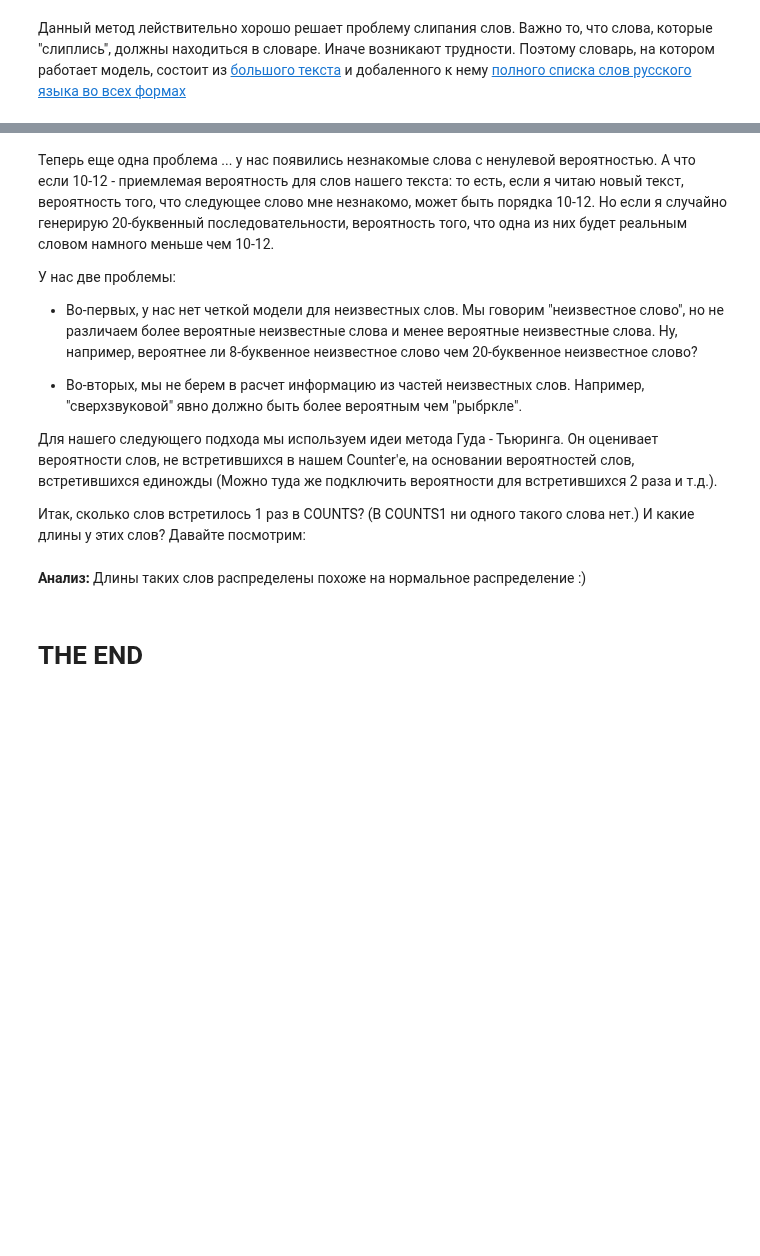
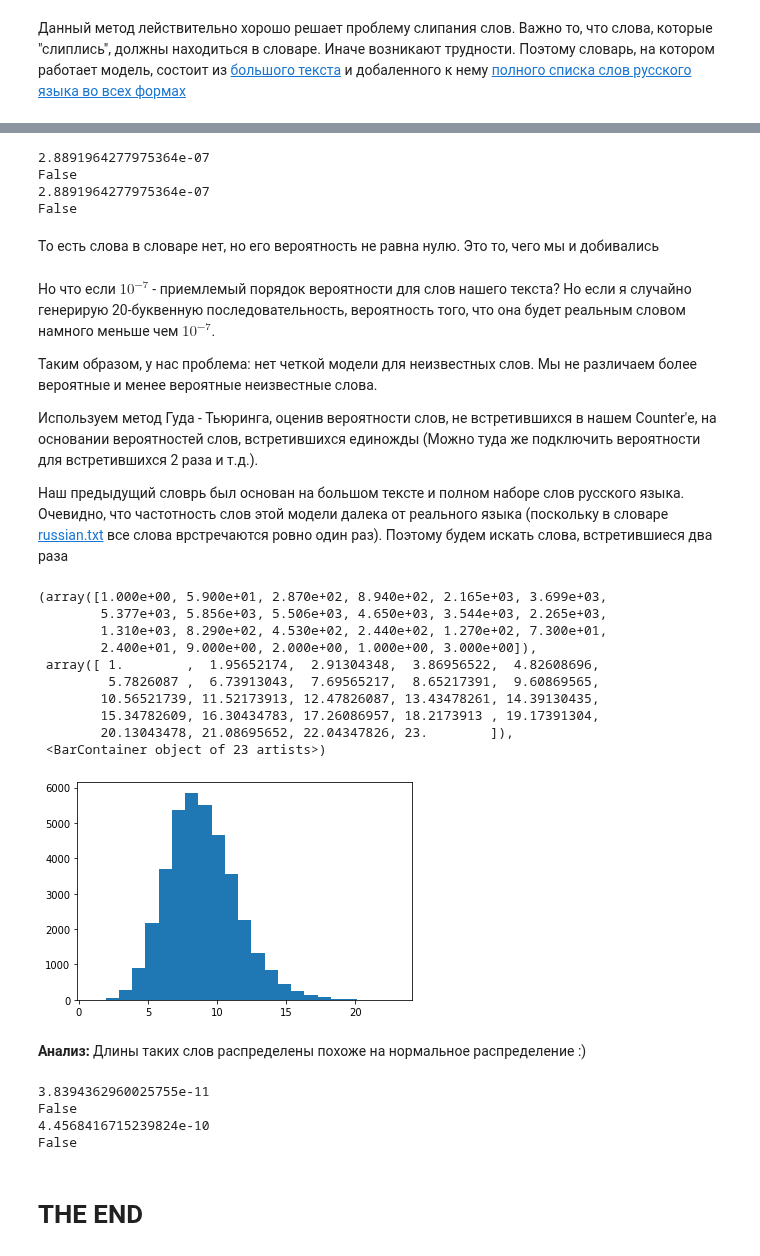
Before and after one commit to wequalwo/Alternative_exam, a Jupyter notebook: Alter.ipynb, the cells around one changed output, grey strips where cells are left out. Saved outputs shown, nothing was run; the diff lists cells and outputs as text; code cells hidden in the pictures; blank space fills up the shorter version.

```diff
--- a/Alter.ipynb
+++ b/Alter.ipynb
@@ -675,21 +631,45 @@ P1w('сверхзвуковой')
+# %%
+abrakadabra = 'абмт'
+print(P1w(abrakadabra))
+print(abrakadabra in COUNTS)
+
+abrakadabra = 'крыжить'
+print(P1w(abrakadabra))
+print(abrakadabra in COUNTS)
+# %% [output]
+2.8891964277975364e-07
+False
+2.8891964277975364e-07
+False
+# %% [markdown]
+То есть слова в словаре нет, но его вероятность не равна нулю. Это то, чего мы и добивались
 # %% [markdown]
-Теперь еще одна проблема ... у нас появились незнакомые слова с ненулевой вероятностью. А что если 10-12 - приемлемая вероятность для слов нашего текста: то есть, если я читаю новый текст, вероятность того, что следующее слово мне незнакомо, может быть порядка 10-12. Но если я случайно генерирую 20-буквенный последовательности, вероятность того, что одна из них будет реальным словом намного меньше чем 10-12.
+Но что если $10^{-7}$ - приемлемый порядок вероятности для слов нашего текста? Но если я случайно генерирую 20-буквенную последовательность, вероятность того, что она будет реальным словом намного меньше чем $10^{-7}$.
 
-У нас две проблемы:
+Таким образом, у нас проблема: нет четкой модели для неизвестных слов. Мы не различаем более вероятные и менее вероятные неизвестные слова.
 
-* Во-первых, у нас нет четкой модели для неизвестных слов. Мы говорим "неизвестное слово", но не различаем более вероятные неизвестные слова и менее вероятные неизвестные слова. Ну, например, вероятнее ли 8-буквенное неизвестное слово чем 20-буквенное неизвестное слово?
+Используем метод Гуда - Тьюринга, оценив вероятности слов, не встретившихся в нашем Counter'е, на основании вероятностей слов, встретившихся единожды (Можно туда же подключить вероятности для встретившихся 2 раза и т.д.).
 
-* Во-вторых, мы не берем в расчет информацию из частей неизвестных слов. Например, "сверхзвуковой" явно должно быть более вероятным чем "рыбркле".
 
-Для нашего следующего подхода мы используем идеи метода Гуда - Тьюринга. Он оценивает вероятности слов, не встретившихся в нашем Counter'е, на основании вероятностей слов, встретившихся единожды (Можно туда же подключить вероятности для встретившихся 2 раза и т.д.).
-
-Итак, сколько слов встретилось 1 раз в COUNTS? (В COUNTS1 ни одного такого слова нет.) И какие длины у этих слов? Давайте посмотрим:
+Наш предыдущий словрь был основан на большом тексте и полном наборе слов русского языка. Очевидно, что частотность слов этой модели далека от реального языка (поскольку в словаре [russian.txt]() все слова врстречаются ровно один раз). Поэтому будем искать слова, встретившиеся два раза
 # %%
-singletons = (w for w in COUNTS if COUNTS[w] == 1)
+singletons = (w for w in COUNTS if COUNTS[w] == 2)
 lengths = list(map(len, singletons))
-Counter(lengths).most_common()
+#Counter(lengths).most_common(30)
 # %%
-matplotlib.pyplot.hist(lengths, bins=len(set(lengths)))
+plt.hist(lengths, bins=len(set(lengths)))
+# %% [output]
+(array([1.000e+00, 5.900e+01, 2.870e+02, 8.940e+02, 2.165e+03, 3.699e+03,
+        5.377e+03, 5.856e+03, 5.506e+03, 4.650e+03, 3.544e+03, 2.265e+03,
+        1.310e+03, 8.290e+02, 4.530e+02, 2.440e+02, 1.270e+02, 7.300e+01,
+        2.400e+01, 9.000e+00, 2.000e+00, 1.000e+00, 3.000e+00]),
+ array([ 1.        ,  1.95652174,  2.91304348,  3.86956522,  4.82608696,
+         5.7826087 ,  6.73913043,  7.69565217,  8.65217391,  9.60869565,
+        10.56521739, 11.52173913, 12.47826087, 13.43478261, 14.39130435,
+        15.34782609, 16.30434783, 17.26086957, 18.2173913 , 19.17391304,
+        20.13043478, 21.08695652, 22.04347826, 23.        ]),
+ <BarContainer object of 23 artists>)
+[figure, added]
 # %% [markdown]
 **Анализ:** Длины таких слов распределены похоже на нормальное распределение :)
 # %%
@@ -714,5 +695,18 @@ P1w = pdist_good_turing_hack(COUNTS1, COUNTS)
 # %%
 segment.cache.clear()
+# %%
+abrakadabra = 'абмт'
+print(P1w(abrakadabra))
+print(abrakadabra in COUNTS)
+
+abrakadabra = 'крыжить'
+print(P1w(abrakadabra))
+print(abrakadabra in COUNTS)
+# %% [output]
+3.8394362960025755e-11
+False
+4.4568416715239824e-10
+False
 # %% [markdown]
 # THE END
 # %% [markdown]
```
Also changed, not shown: parts of 12 cells of this notebook, 1 other file.
